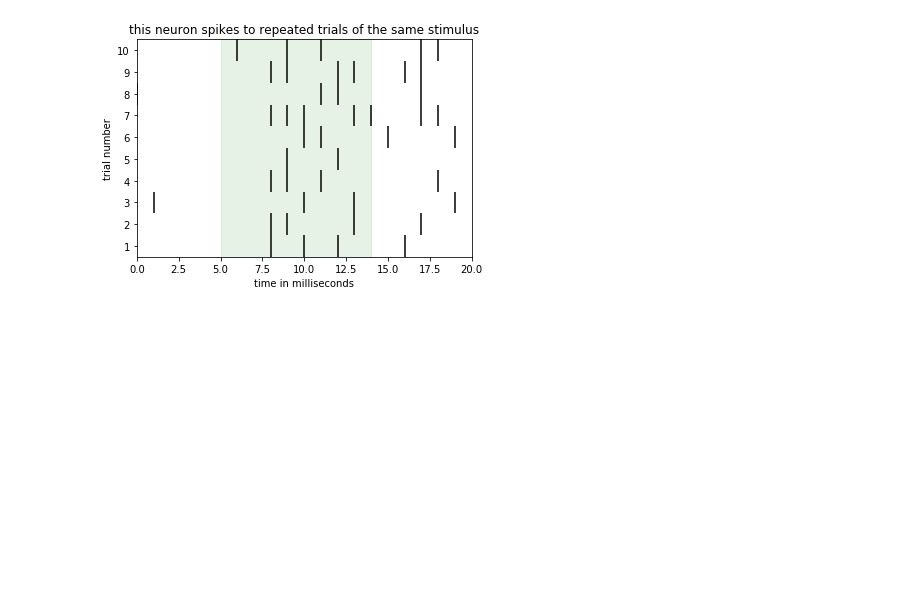
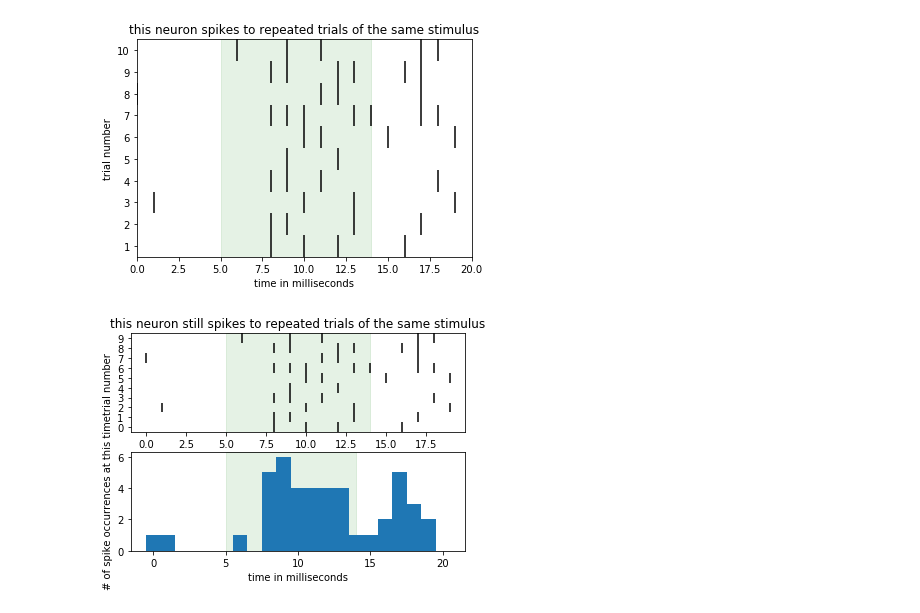
Before and after one commit to egmcbride/Neural_Data_Science_practice, a Jupyter notebook: Chapter 3- Wrangling spike trains.ipynb, the cells around one changed output. Saved outputs shown, nothing was run; the diff lists cells and outputs as text; code cells hidden in the pictures; blank space fills up the shorter version.

```diff
--- a/Chapter 3- Wrangling spike trains.ipynb
+++ b/Chapter 3- Wrangling spike trains.ipynb
@@ -65,3 +65,29 @@ plt.yticks([x+0.5 for x in range(10)],[str(x+1) for x in range(10)])
 plt.show()
 # %% [output]
 [figure]
+# %%
+# make PSTH
+
+import numpy as np
+
+fig=plt.figure()
+ax=plt.subplot(2,1,1)
+for trial in range(len(tenSpikeTrains)):
+    spikeTimes=[i for i,x in enumerate(tenSpikeTrains[trial]) if x==1]
+    plt.vlines(spikeTimes,trial,trial+1)
+plt.axvspan(5,14,alpha=0.1,color='g')
+plt.ylim([0,10])
+plt.title('this neuron still spikes to repeated trials of the same stimulus')
+plt.xlabel('time in milliseconds')
+plt.ylabel('trial number')
+plt.yticks([x+0.5 for x in range(10)],[str(x) for x in range(10)])
+
+ax=plt.subplot(2,1,2)
+plt.axvspan(5,14,alpha=0.1,color='g')
+ax.bar(range(21),np.sum(tenSpikeTrains,0),1)
+plt.xlabel('time in milliseconds')
+plt.ylabel('# of spike occurrences at this time')
+plt.savefig('Figure with subplots of rasters and PSTH.png')
+plt.show()
+# %% [output]
+[figure, added]
```
Also changed, not shown: parts of 3 cells of this notebook, 3 other files.
